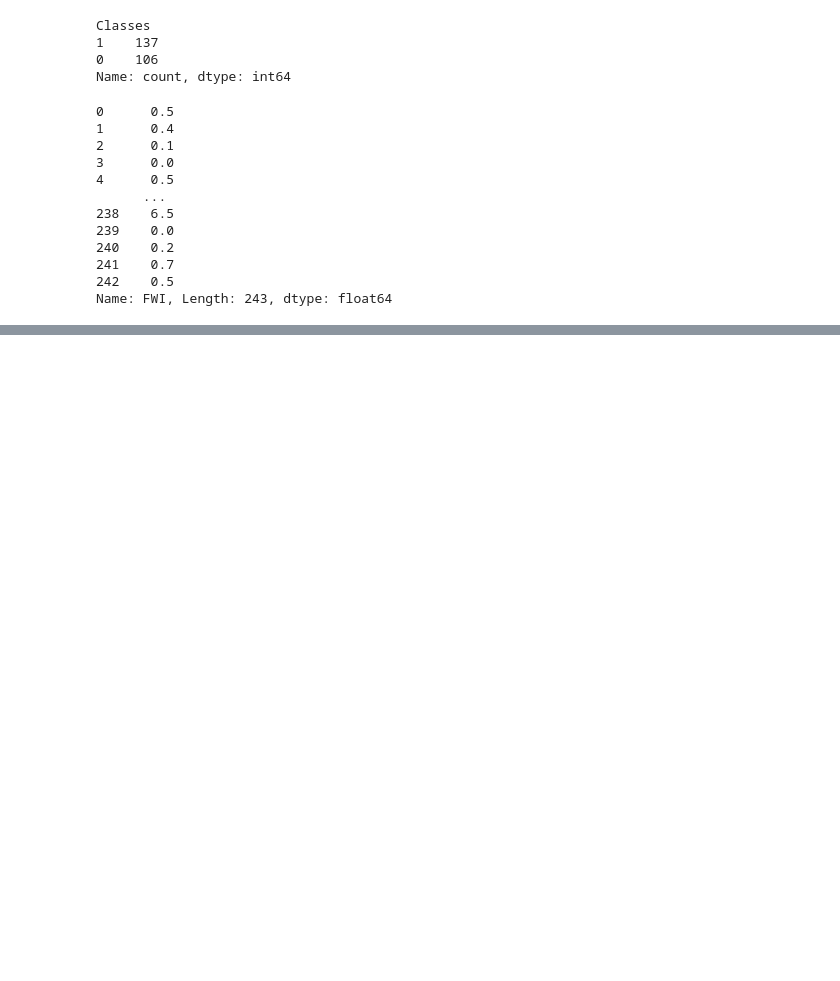
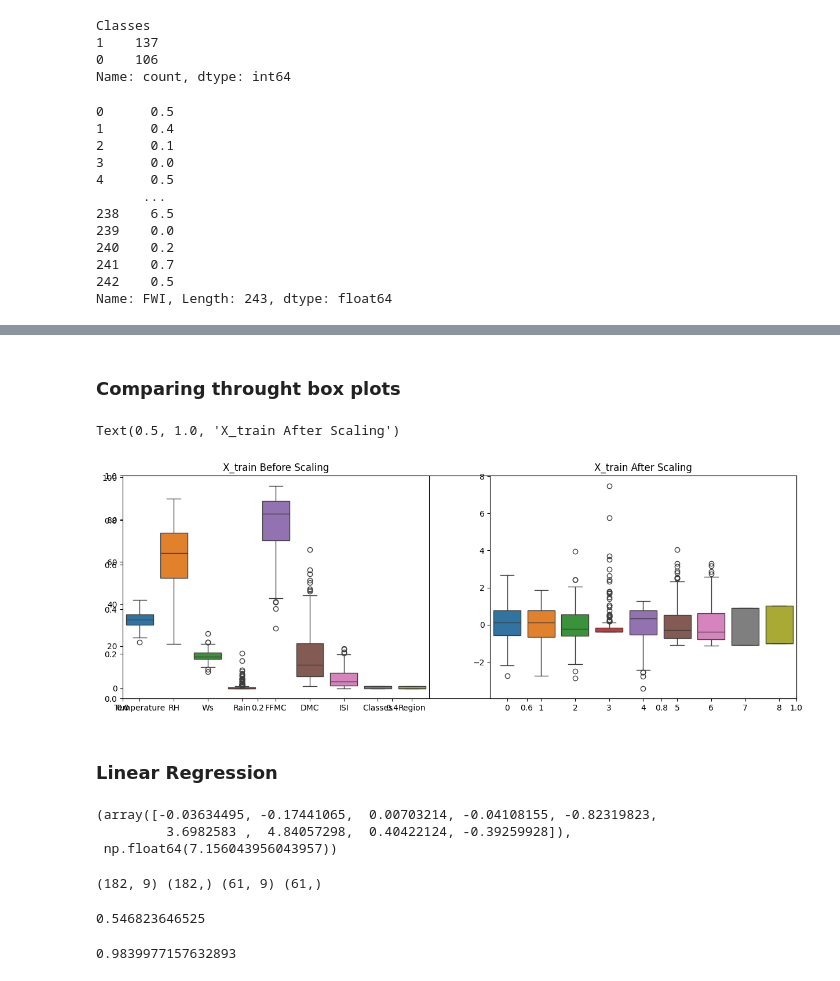
Before and after one commit to aishwarykesarwani/Data-Science, a Jupyter notebook: Udemy MLops/4-Ridge Lasso And Elasticnet/model_training.ipynb, the cells around one changed output, grey strips where cells are left out. Drawn from its saved outputs; the diff is of its cells as text; code cells hidden in the pictures; blank space fills up the shorter version.

Commit message:
completed linear_regression and lasso part udm

```diff
--- a/Udemy MLops/4-Ridge Lasso And Elasticnet/model_training.ipynb
+++ b/Udemy MLops/4-Ridge Lasso And Elasticnet/model_training.ipynb
@@ -77,0 +114,2 @@ X_train,X_test,Y_train,Y_test=train_test_split(X,Y,test_size=0.25,random_state=4
+# %%
+drop_feature=(get(X_train,0.85))
@@ -77,0 +118,3 @@ X_train,X_test,Y_train,Y_test=train_test_split(X,Y,test_size=0.25,random_state=4
+# %%
+X_train.drop(drop_feature,axis=1,inplace=True)
+X_test.drop(drop_feature,axis=1,inplace=True)
@@ -77,0 +123,3 @@ X_train,X_test,Y_train,Y_test=train_test_split(X,Y,test_size=0.25,random_state=4
+# %%
+from sklearn.preprocessing import StandardScaler
+scaler=StandardScaler()
@@ -77,0 +128,19 @@ X_train,X_test,Y_train,Y_test=train_test_split(X,Y,test_size=0.25,random_state=4
+# %%
+
+X_train_scaled=scaler.fit_transform(X_train)
+X_test_scaled=scaler.transform(X_test)
+# %% [markdown]
+### Comparing throught box plots
+# %%
+plt.subplots(figsize=(15, 5))
+plt.subplot(1, 2, 1)
+sns.boxplot(data=X_train)
+plt.title('X_train Before Scaling')
+plt.subplot(1, 2, 2)
+sns.boxplot(data=X_train_scaled)
+plt.title('X_train After Scaling')
+# %% [output]
+Text(0.5, 1.0, 'X_train After Scaling')
+[figure, added]
+# %% [markdown]
+### Linear Regression
@@ -77,0 +152,6 @@ X_train,X_test,Y_train,Y_test=train_test_split(X,Y,test_size=0.25,random_state=4
+# %%
+regression.coef_,regression.intercept_
+# %% [output]
+(array([-0.03634495, -0.17441065,  0.00703214, -0.04108155, -0.82319823,
+         3.6982583 ,  4.84057298,  0.40422124, -0.39259928]),
+ np.float64(7.156043956043957))
@@ -77,0 +162,9 @@ X_train,X_test,Y_train,Y_test=train_test_split(X,Y,test_size=0.25,random_state=4
+# %%
+print(X_train_scaled.shape,Y_train.shape,X_test_scaled.shape,Y_test.shape)
+# %% [output]
+(182, 9) (182,) (61, 9) (61,)
+# %%
+mae=mean_absolute_error(y_pred_test,Y_test)
+mae
+# %% [output]
+0.546823646525
@@ -77,0 +175,4 @@ X_train,X_test,Y_train,Y_test=train_test_split(X,Y,test_size=0.25,random_state=4
+# %%
+r2_s
+# %% [output]
+0.9839977157632893
```
Also changed, not shown: parts of 21 cells of this notebook, 1 other file.
